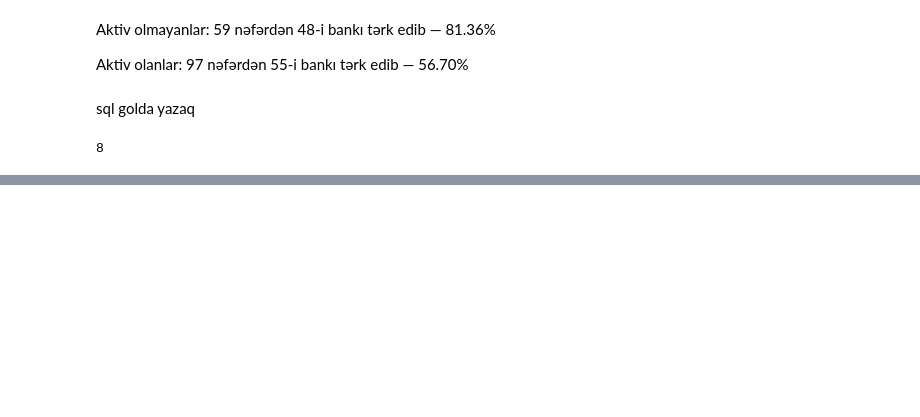
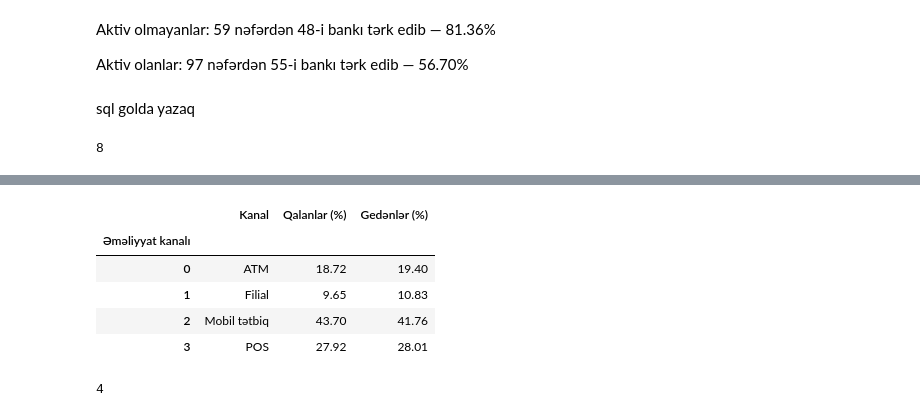
Before and after one commit to mashadiyevasabina/Bank_Analysis, a Jupyter notebook: notebooks/02_silver_clean.ipynb, the cells around one changed output, grey strips where cells are left out. Cells and saved outputs as stored; diff of their text form; code cells hidden in the pictures; blank space fills up the shorter version.

```diff
--- a/notebooks/02_silver_clean.ipynb
+++ b/notebooks/02_silver_clean.ipynb
@@ -529,0 +620,7 @@ mehsul_aktivlik.to_sql(
+# %%
+kanal_churn = pd.crosstab(
+    silver_transactions_df["channel"],
+    silver_transactions_df["churned"],
+    normalize="columns"
+).mul(100).round(2).reset_index()
+kanal_churn
@@ -529,0 +633,23 @@ mehsul_aktivlik.to_sql(
+# %%
+kanal_churn.columns = ["Kanal", "Qalanlar (%)", "Gedənlər (%)"]
+kanal_churn.index.name = "Əməliyyat kanalı"
+
+kanal_churn
+# %% [output]
+|  | Kanal | Qalanlar (%) | Gedənlər (%) |
+| Əməliyyat kanalı |  |  |  |
+| 0 | ATM | 18.72 | 19.40 |
+| 1 | Filial | 9.65 | 10.83 |
+| 2 | Mobil tətbiq | 43.70 | 41.76 |
+| 3 | POS | 27.92 | 28.01 |
+# %%
+kanal_churn.to_sql(
+    "c",
+    engine,
+    schema="gold",
+    if_exists="replace",
+    index=False,
+    dtype={"Kanal": Unicode(255)}
+)
+# %% [output]
+4
```
Also changed, not shown: parts of 16 cells of this notebook, 2 other files.
